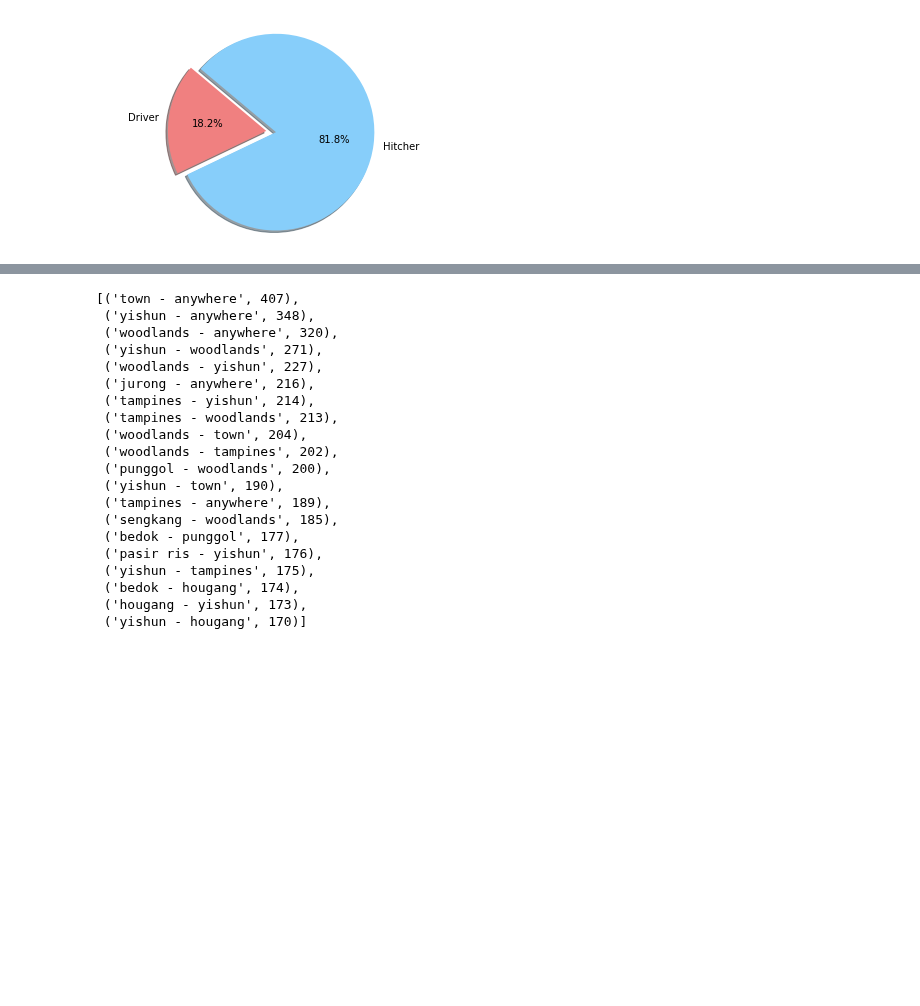
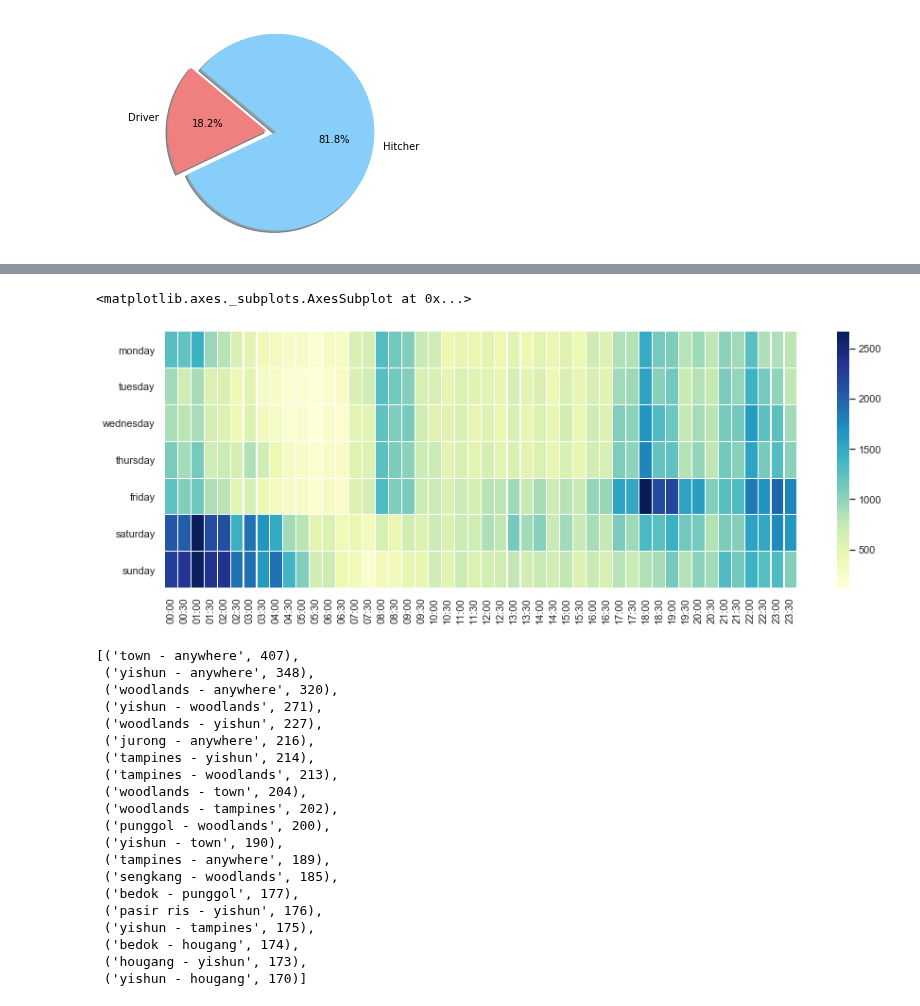
Before and after one commit to brytjy/sg-hitch-analysis, a Jupyter notebook: sg-hitch-analysis.ipynb, the cells around one changed output, grey strips where cells are left out. Cells and saved outputs as stored; diff of their text form; code cells hidden in the pictures; blank space fills up the shorter version.

```diff
--- a/sg-hitch-analysis.ipynb
+++ b/sg-hitch-analysis.ipynb
@@ -69,0 +53,11 @@ sunday
+# %%
+monday = day_time_frequency[day_time_frequency.day == "monday"]["count"].tolist()
+tuesday = day_time_frequency[day_time_frequency.day == "tuesday"]["count"].tolist()
+wednesday = day_time_frequency[day_time_frequency.day == "wednesday"]["count"].tolist()
+thursday = day_time_frequency[day_time_frequency.day == "thursday"]["count"].tolist()
+friday = day_time_frequency[day_time_frequency.day == "friday"]["count"].tolist()
+saturday = day_time_frequency[day_time_frequency.day == "saturday"]["count"].tolist()
+sunday = day_time_frequency[day_time_frequency.day == "sunday"]["count"].tolist()
+
+time_intervals = day_time_frequency["request_time_normalised"].unique()
+day_intervals = ['monday', 'tuesday', 'wednesday', 'thursday', 'friday', 'saturday', 'sunday']
@@ -70,3 +86,10 @@ sunday
+# %%
+day_time_count_array = [monday, tuesday, wednesday, thursday, friday, saturday, sunday]
+fig, ax = plt.subplots(figsize=(15,5))
+sns.heatmap(np.asarray(day_time_count_array), linewidths=0.1, cmap="YlGnBu", xticklabels=time_intervals, yticklabels=day_intervals)
+# %% [output]
+<matplotlib.axes._subplots.AxesSubplot at 0x...>
+[figure, added]
 # %%
 source_destination = []
 
```
Also changed, not shown: parts of 9 cells of this notebook, 3 other files.
